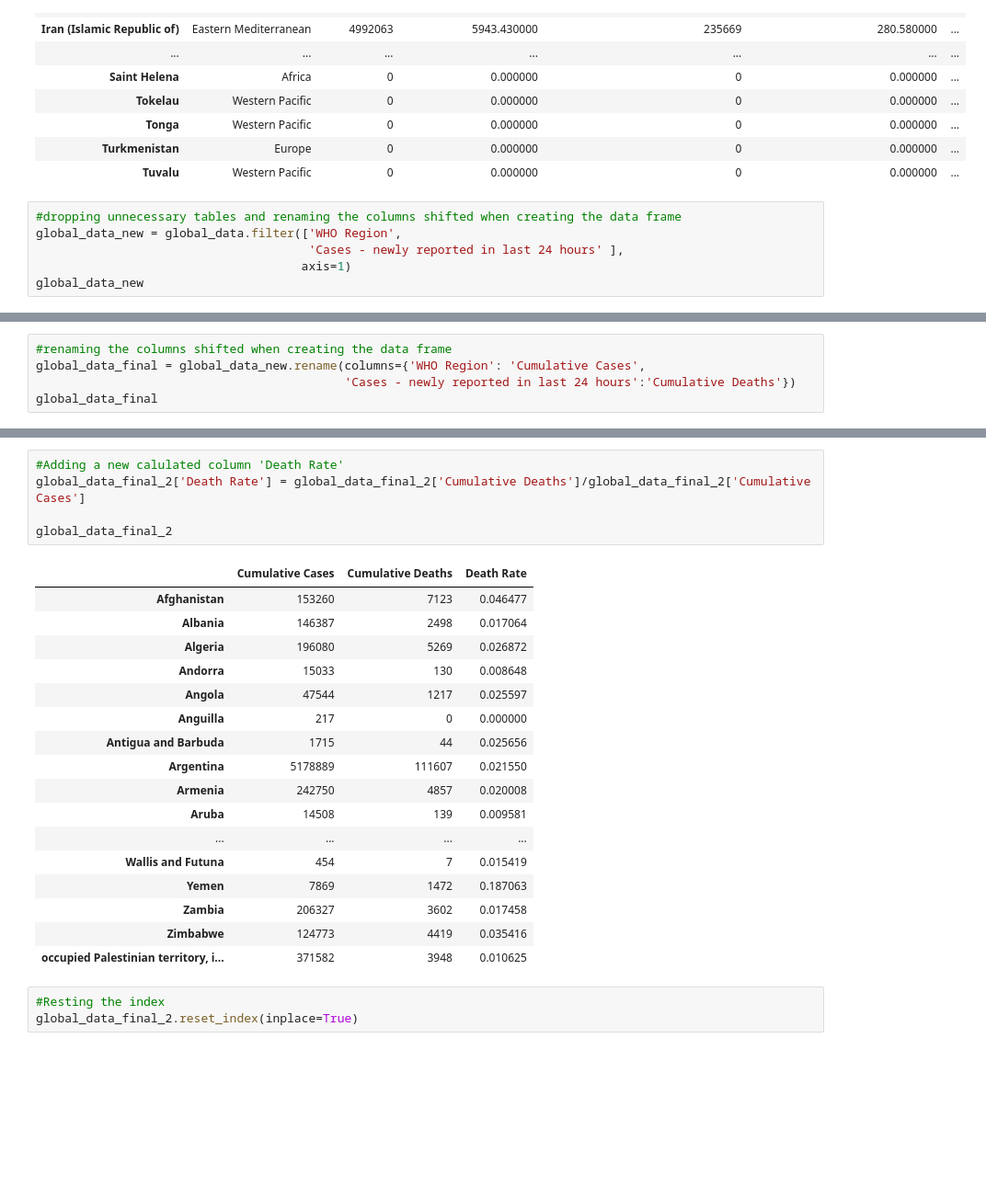
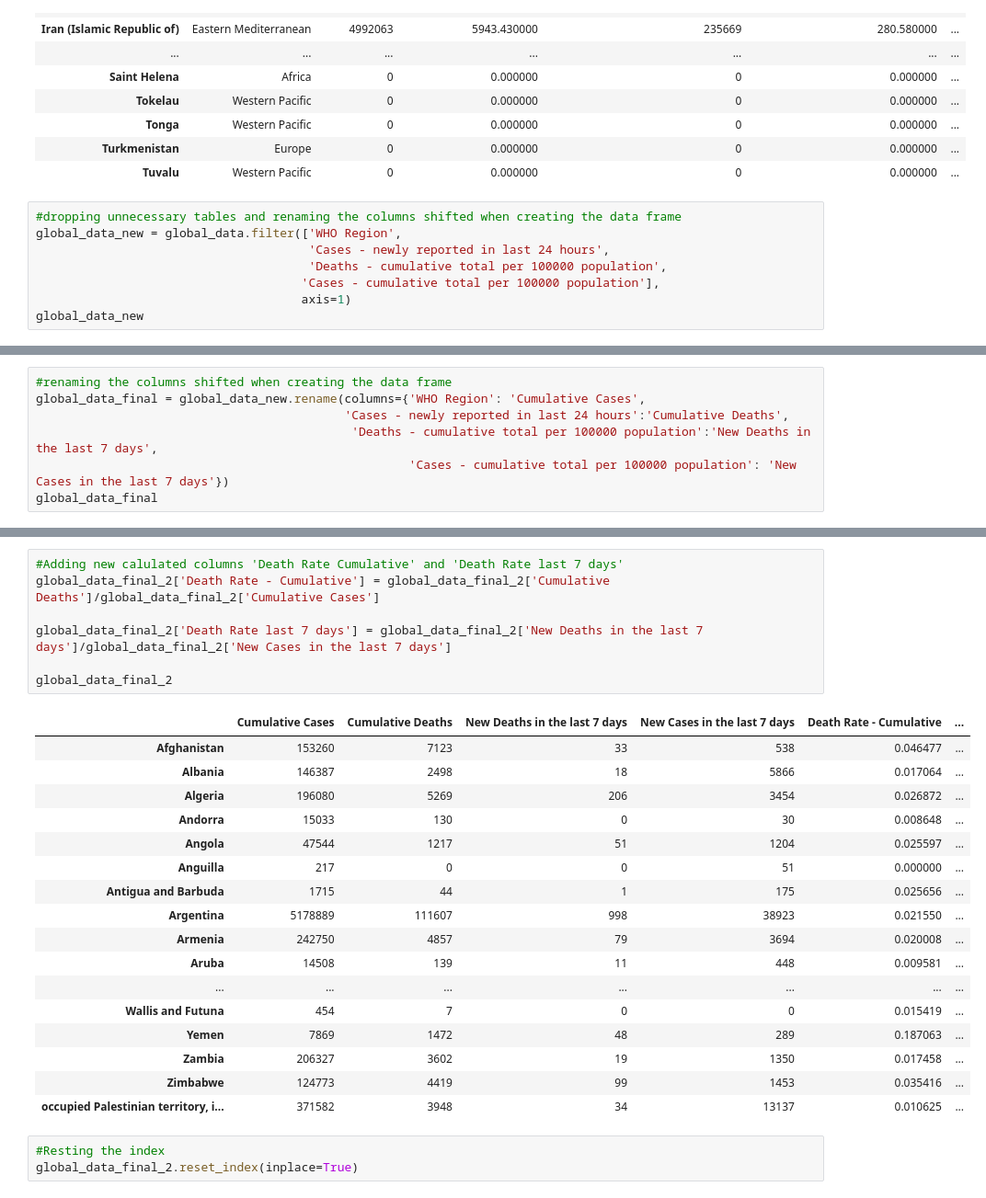
Before and after one commit to NigelGondo/Portfolio_Projects, a Jupyter notebook: Hypothesis test to see if high vaccination rates lead to lower death rates.ipynb, the cells around one changed output, grey strips where cells are left out. Shown at 92% size. Cells and saved outputs as stored; diff of their text form; blank space fills up the shorter version.

```diff
--- a/Hypothesis test to see if high vaccination rates lead to lower death rates.ipynb
+++ b/Hypothesis test to see if high vaccination rates lead to lower death rates.ipynb
@@ -36,7 +36,9 @@ global_data
 # %%
 #dropping unnecessary tables and renaming the columns shifted when creating the data frame
 global_data_new = global_data.filter(['WHO Region',
-                                      'Cases - newly reported in last 24 hours' ],
+                                      'Cases - newly reported in last 24 hours',
+                                      'Deaths - cumulative total per 100000 population',
+                                     'Cases - cumulative total per 100000 population'],
                                      axis=1)
 global_data_new
 # %% [output]
@@ -60,6 +62,8 @@ global_data_new
 # %%
 #renaming the columns shifted when creating the data frame
 global_data_final = global_data_new.rename(columns={'WHO Region': 'Cumulative Cases',
-                                           'Cases - newly reported in last 24 hours':'Cumulative Deaths'})
+                                           'Cases - newly reported in last 24 hours':'Cumulative Deaths',
+                                            'Deaths - cumulative total per 100000 population':'New Deaths in the last 7 days',
+                                                    'Cases - cumulative total per 100000 population': 'New Cases in the last 7 days'})
 global_data_final
 # %% [output]
@@ -149,26 +153,28 @@ global_data_final_2
 # %%
-#Adding a new calulated column 'Death Rate'
-global_data_final_2['Death Rate'] = global_data_final_2['Cumulative Deaths']/global_data_final_2['Cumulative Cases']
+#Adding new calulated columns 'Death Rate Cumulative' and 'Death Rate last 7 days'
+global_data_final_2['Death Rate - Cumulative'] = global_data_final_2['Cumulative Deaths']/global_data_final_2['Cumulative Cases']
+
+global_data_final_2['Death Rate last 7 days'] = global_data_final_2['New Deaths in the last 7 days']/global_data_final_2['New Cases in the last 7 days']
 
 global_data_final_2
 # %% [output]
-|  | Cumulative Cases | Cumulative Deaths | Death Rate |
-| Afghanistan | 153260 | 7123 | 0.046477 |
-| Albania | 146387 | 2498 | 0.017064 |
-| Algeria | 196080 | 5269 | 0.026872 |
-| Andorra | 15033 | 130 | 0.008648 |
-| Angola | 47544 | 1217 | 0.025597 |
-| Anguilla | 217 | 0 | 0.000000 |
-| Antigua and Barbuda | 1715 | 44 | 0.025656 |
-| Argentina | 5178889 | 111607 | 0.021550 |
-| Armenia | 242750 | 4857 | 0.020008 |
-| Aruba | 14508 | 139 | 0.009581 |
-| ... | ... | ... | ... |
-| Wallis and Futuna | 454 | 7 | 0.015419 |
-| Yemen | 7869 | 1472 | 0.187063 |
-| Zambia | 206327 | 3602 | 0.017458 |
-| Zimbabwe | 124773 | 4419 | 0.035416 |
-| occupied Palestinian territory, i... | 371582 | 3948 | 0.010625 |
+|  | Cumulative Cases | Cumulative Deaths | New Deaths in the last 7 days | New Cases in the last 7 days | Death Rate - Cumulative | ... |
+| Afghanistan | 153260 | 7123 | 33 | 538 | 0.046477 | ... |
+| Albania | 146387 | 2498 | 18 | 5866 | 0.017064 | ... |
+| Algeria | 196080 | 5269 | 206 | 3454 | 0.026872 | ... |
+| Andorra | 15033 | 130 | 0 | 30 | 0.008648 | ... |
+| Angola | 47544 | 1217 | 51 | 1204 | 0.025597 | ... |
+| Anguilla | 217 | 0 | 0 | 51 | 0.000000 | ... |
+| Antigua and Barbuda | 1715 | 44 | 1 | 175 | 0.025656 | ... |
+| Argentina | 5178889 | 111607 | 998 | 38923 | 0.021550 | ... |
+| Armenia | 242750 | 4857 | 79 | 3694 | 0.020008 | ... |
+| Aruba | 14508 | 139 | 11 | 448 | 0.009581 | ... |
+| ... | ... | ... | ... | ... | ... | ... |
+| Wallis and Futuna | 454 | 7 | 0 | 0 | 0.015419 | ... |
+| Yemen | 7869 | 1472 | 48 | 289 | 0.187063 | ... |
+| Zambia | 206327 | 3602 | 19 | 1350 | 0.017458 | ... |
+| Zimbabwe | 124773 | 4419 | 99 | 1453 | 0.035416 | ... |
+| occupied Palestinian territory, i... | 371582 | 3948 | 34 | 13137 | 0.010625 | ... |
 # %%
 #Resting the index
 global_data_final_2.reset_index(inplace=True)
```
Also changed, not shown: parts of 24 cells of this notebook.
